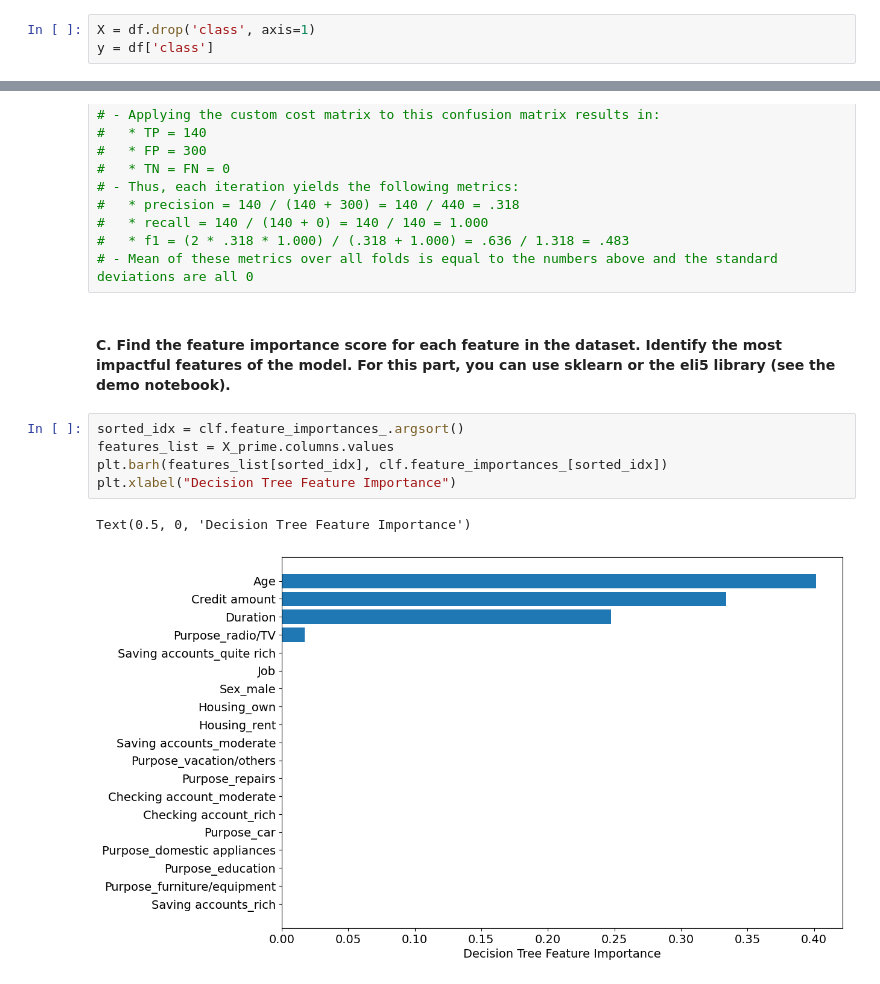
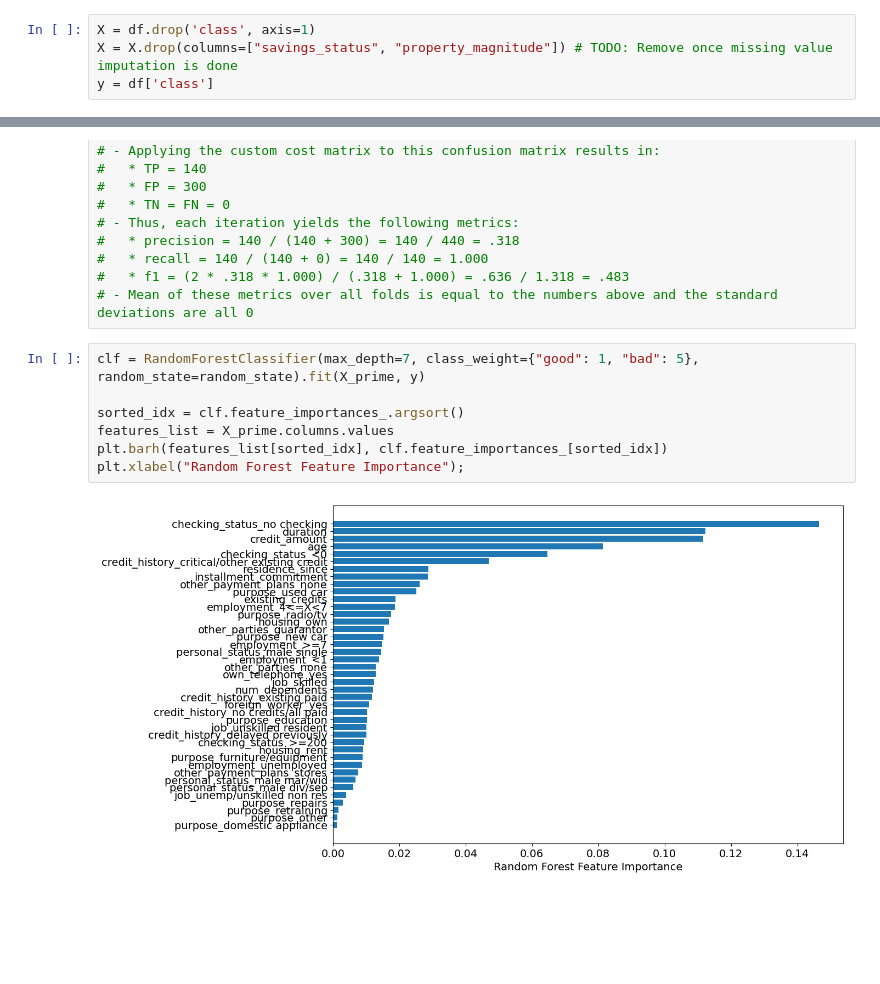
Before and after one commit to MaxPersoon/XAI-Project, a Jupyter notebook: XAI_group_project_DT.ipynb, the cells around one changed output, grey strips where cells are left out. Saved outputs shown, nothing was run; the diff lists cells and outputs as text; blank space fills up the shorter version.

Commit message:
Fixed feature importance

```diff
--- a/XAI_group_project_DT.ipynb
+++ b/XAI_group_project_DT.ipynb
@@ -73,6 +73,7 @@ df.describe()
 | max | 72.000000 | 18424.000000 | 4.000000 | 4.000000 | 75.000000 | 4.000000 | ... |
 # %%
 X = df.drop('class', axis=1)
+X = X.drop(columns=["savings_status", "property_magnitude"]) # TODO: Remove once missing value imputation is done
 y = df['class']
 # %%
 def convert_to_dummies(df):
@@ -228,13 +236,12 @@ evaluations
 #   * recall = 140 / (140 + 0) = 140 / 140 = 1.000
 #   * f1 = (2 * .318 * 1.000) / (.318 + 1.000) = .636 / 1.318 = .483
 # - Mean of these metrics over all folds is equal to the numbers above and the standard deviations are all 0
-# %% [markdown]
-#### C. Find the feature importance score for each feature in the dataset. Identify the most impactful features of the model. For this part, you can use sklearn or the eli5 library (see the demo notebook).
 # %%
+clf = RandomForestClassifier(max_depth=7, class_weight={"good": 1, "bad": 5}, random_state=random_state).fit(X_prime, y)
+
 sorted_idx = clf.feature_importances_.argsort()
 features_list = X_prime.columns.values
 plt.barh(features_list[sorted_idx], clf.feature_importances_[sorted_idx])
-plt.xlabel("Decision Tree Feature Importance")
+plt.xlabel("Random Forest Feature Importance");
 # %% [output]
-Text(0.5, 0, 'Decision Tree Feature Importance')
-[figure, old version]
+[figure, new version]
```
Also changed, not shown: parts of 6 cells of this notebook, 2 other files.
